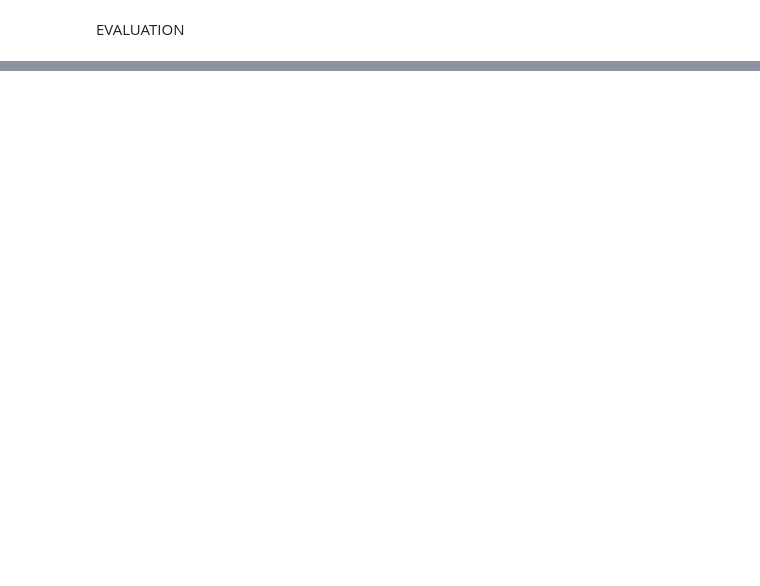
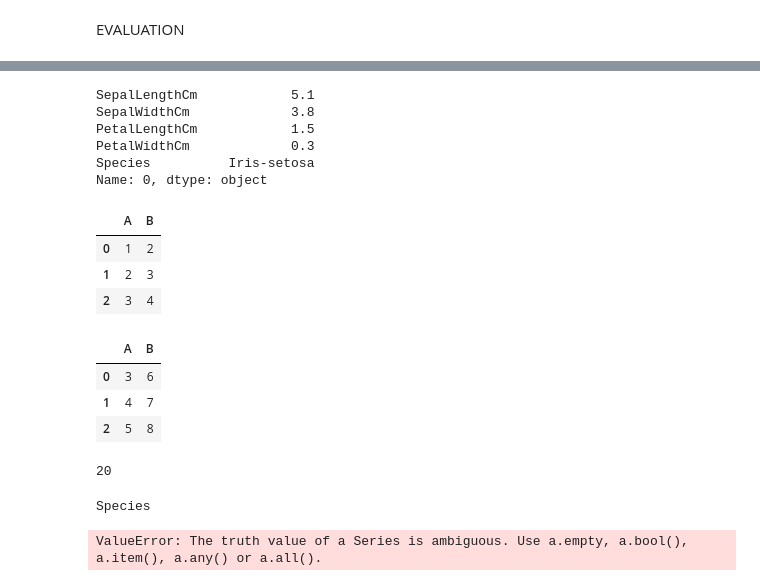
Before and after one commit to khalifardy/K_Nearest_neighboard, a Jupyter notebook: khalifardy_1304211035.ipynb, the cells around one changed output, grey strips where cells are left out. Drawn from its saved outputs; the diff is of its cells as text; code cells hidden in the pictures; blank space fills up the shorter version.

```diff
--- a/khalifardy_1304211035.ipynb
+++ b/khalifardy_1304211035.ipynb
@@ -263,0 +299,38 @@ Menggunakan k:5, dengan rata-rata akurasi: 0.8266666666666667
+# %%
+data_fold1[0].iloc[0]
+# %% [output]
+SepalLengthCm            5.1
+SepalWidthCm             3.8
+PetalLengthCm            1.5
+PetalWidthCm             0.3
+Species          Iris-setosa
+Name: 0, dtype: object
+# %%
+data = {
+    'A':[1,2,3],
+    'B':[2,3,4]
+}
+
+df = pd.DataFrame(data)
+df
+# %% [output]
+|  | A | B |
+| 0 | 1 | 2 |
+| 1 | 2 | 3 |
+| 2 | 3 | 4 |
+# %%
+data2 = {
+    'A':[3,4,5],
+    'B':[6,7,8]
+}
+df2 = pd.DataFrame(data2)
+df2
+# %% [output]
+|  | A | B |
+| 0 | 3 | 6 |
+| 1 | 4 | 7 |
+| 2 | 5 | 8 |
+# %%
+np.sum((df.loc[0]-df2.loc[0])**2)
+# %% [output]
+20
@@ -263,0 +339,6 @@ Menggunakan k:5, dengan rata-rata akurasi: 0.8266666666666667
+# %%
+folds = [data_fold1, data_fold2, data_fold3]
+knn_.get_average_accuracy(folds,"Species",cetak=True)
+# %% [output]
+Species
+ValueError: The truth value of a Series is ambiguous. Use a.empty, a.bool(), a.item(), a.any() or a.all().
```
Also changed, not shown: parts of 15 cells of this notebook, 5 other files.
